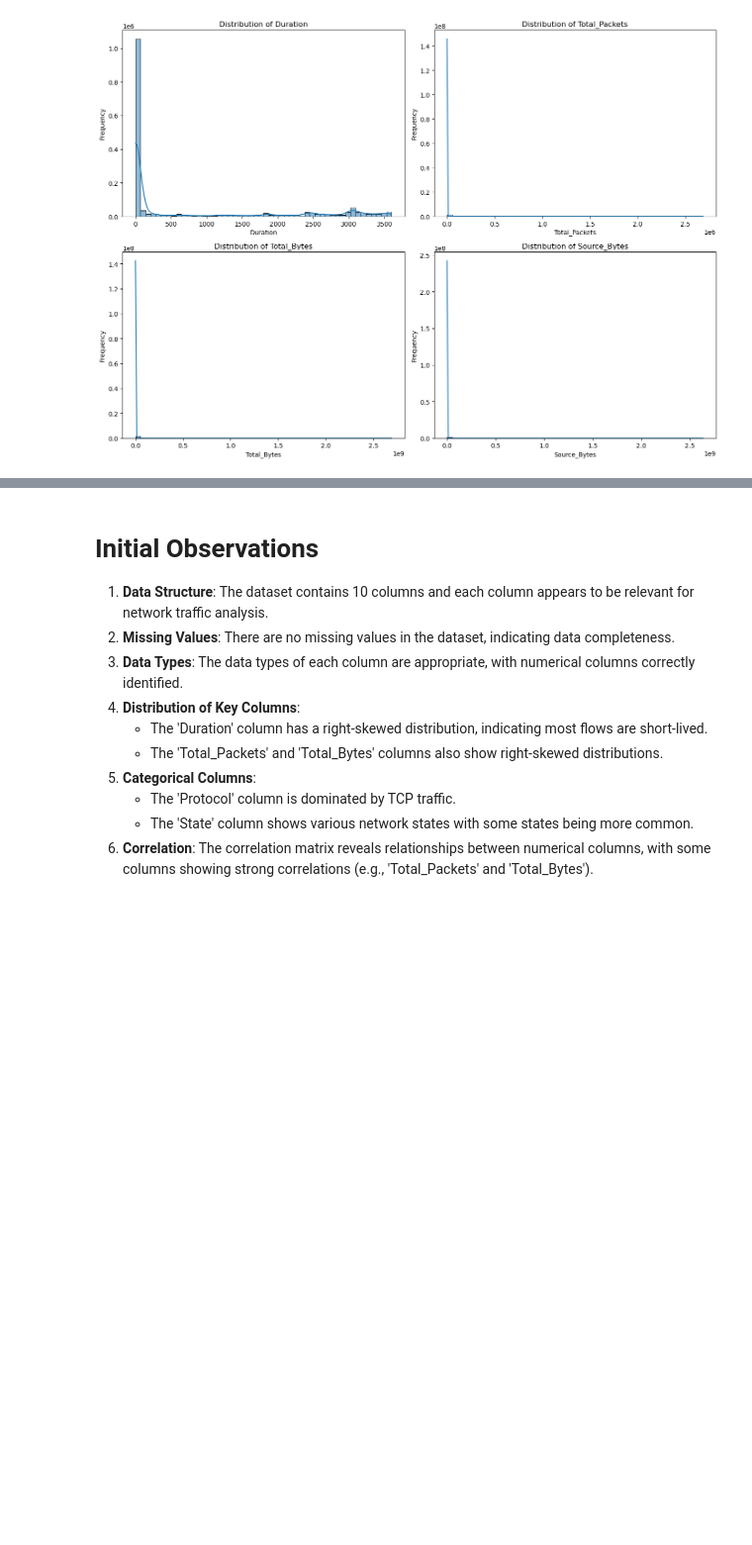
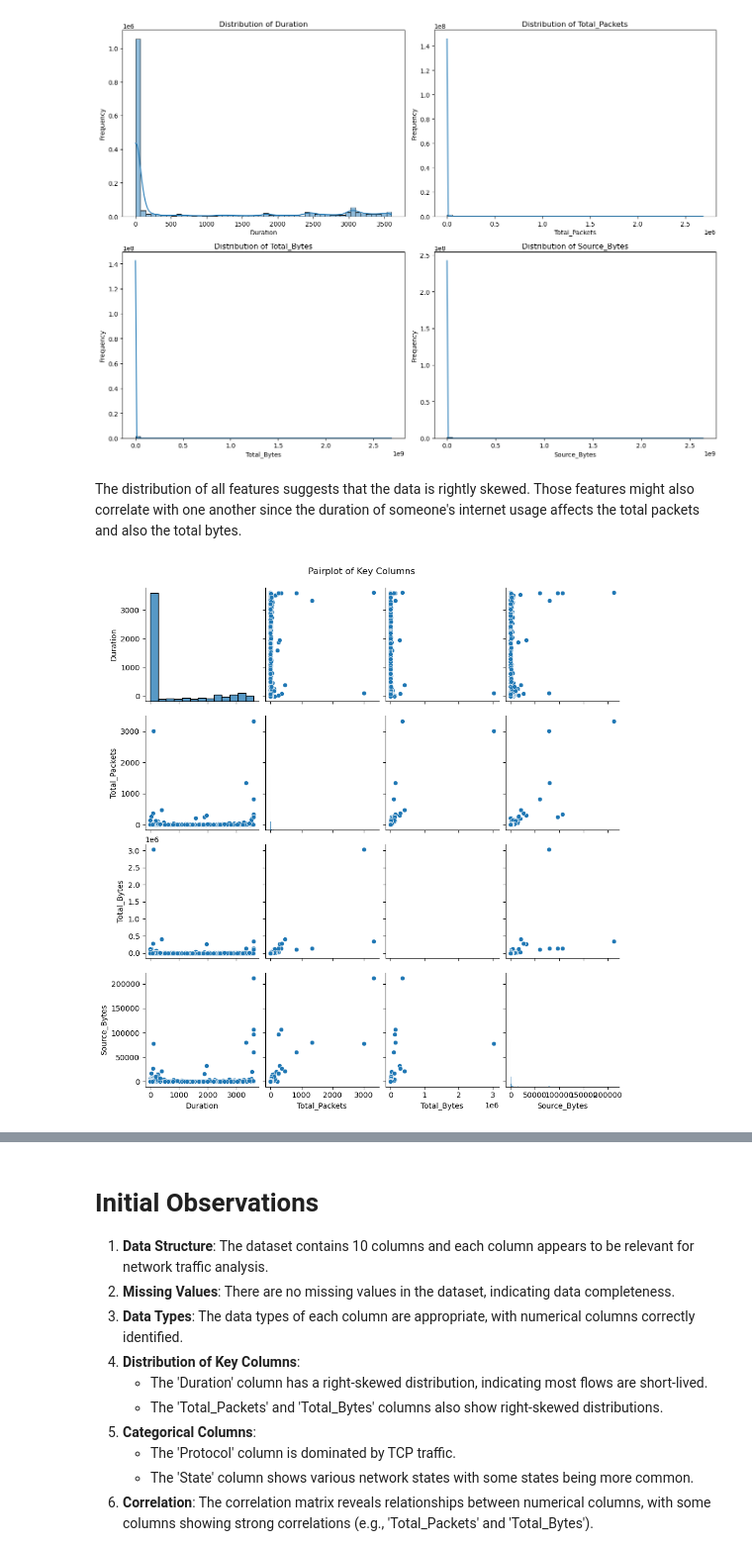
Before and after one commit to davedawitdave/Network-security-analysis-and-botnet-prediction, a Jupyter notebook: preprocessing/Explore_data.ipynb, the cells around one changed output, grey strips where cells are left out. Shown: that part at 99% size. Drawn from its saved outputs; the diff is of its cells as text; code cells hidden in the pictures; blank space fills up the shorter version.

Commit message:
data exploration update

```diff
--- a/preprocessing/Explore_data.ipynb
+++ b/preprocessing/Explore_data.ipynb
@@ -84,3 +82,13 @@ plt.tight_layout()
 plt.show()
 # %% [output]
 [figure]
+# %% [markdown]
+The distribution of all features suggests that the data is rightly skewed. Those features might also correlate with one another since the duration of someone's internet usage affects the total packets and also the total bytes.
+# %%
+sampled_data = data.sample(n=1000, random_state=42)
+
+sns.pairplot(sampled_data[columns_to_visualize])
+plt.suptitle('Pairplot of Key Columns', y=1.02)
+plt.show()
+# %% [output]
+[figure, added]
```
Also changed, not shown: parts of 6 cells of this notebook, 3 other files.
